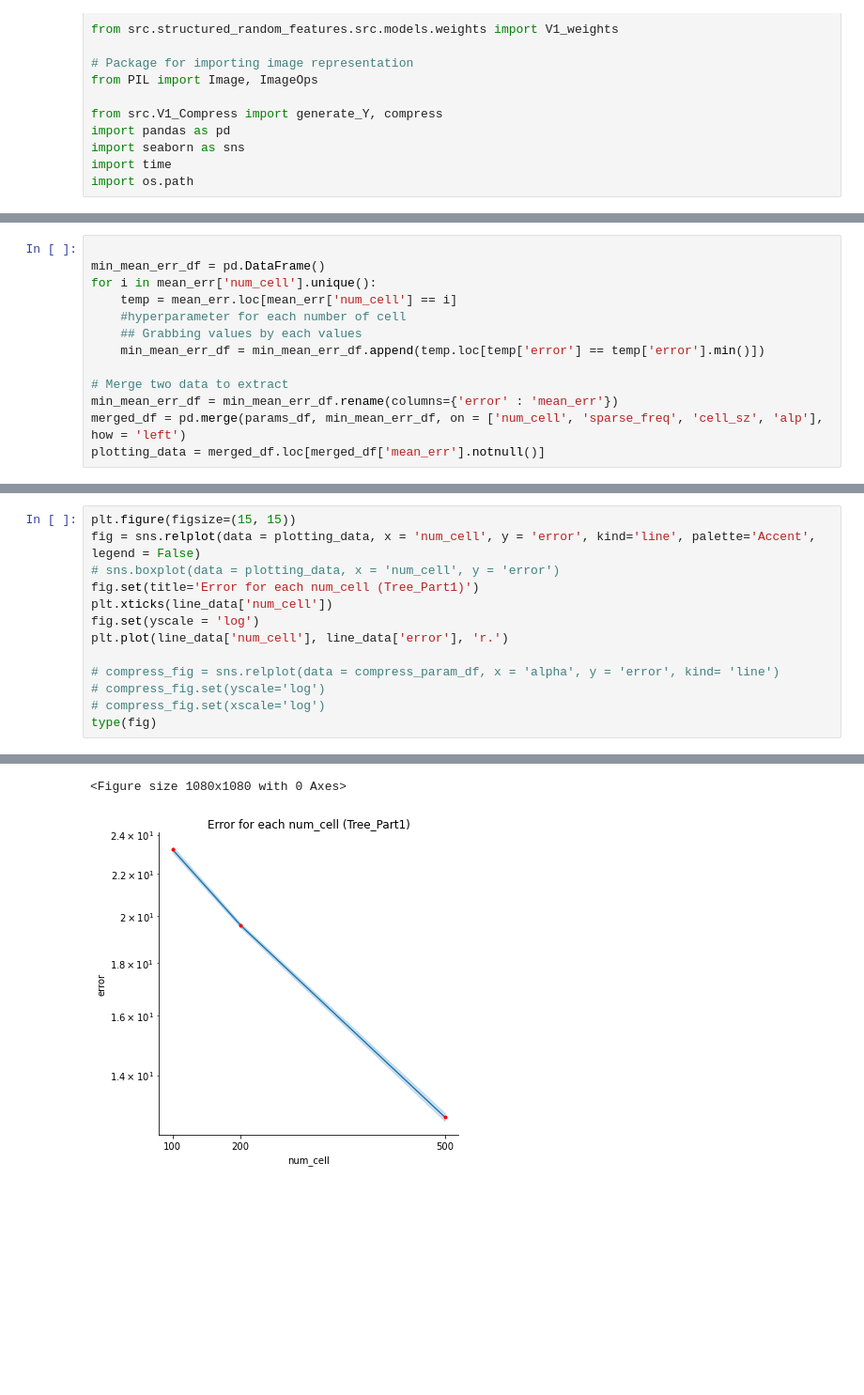
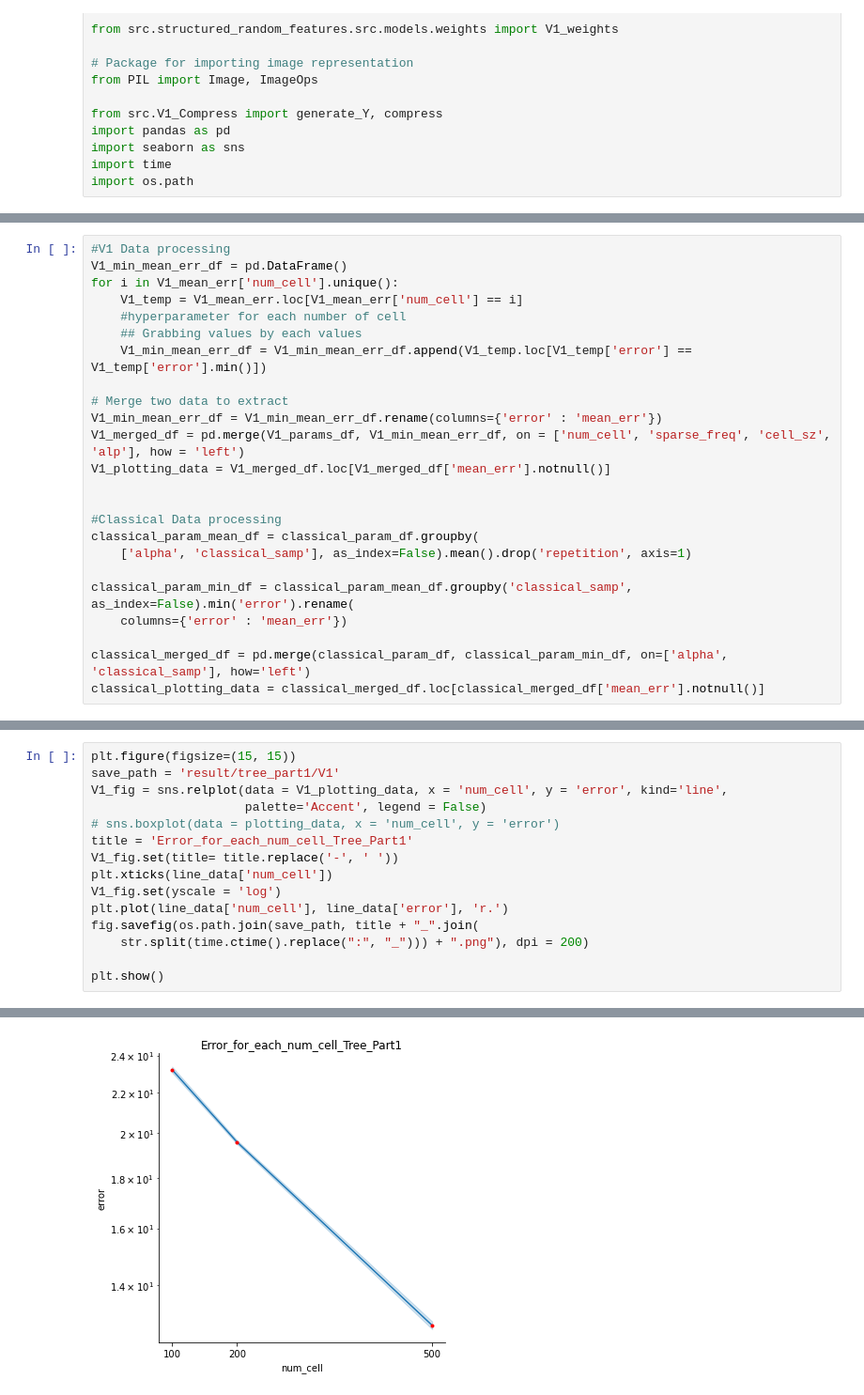
Before and after one commit to qkstngus000/Visual-Compressive-Sensing, a Jupyter notebook: NumCell_VS_Error_Graph.ipynb, the cells around one changed output, grey strips where cells are left out. Shown at 94% size. Cells and saved outputs as stored; diff of their text form; blank space fills up the shorter version.

```diff
--- a/NumCell_VS_Error_Graph.ipynb
+++ b/NumCell_VS_Error_Graph.ipynb
@@ -39,14 +45,25 @@ plt.show()
 # %%
-
-min_mean_err_df = pd.DataFrame()
-for i in mean_err['num_cell'].unique():
-    temp = mean_err.loc[mean_err['num_cell'] == i]
+#V1 Data processing
+V1_min_mean_err_df = pd.DataFrame()
+for i in V1_mean_err['num_cell'].unique():
+    V1_temp = V1_mean_err.loc[V1_mean_err['num_cell'] == i]
     #hyperparameter for each number of cell
     ## Grabbing values by each values
-    min_mean_err_df = min_mean_err_df.append(temp.loc[temp['error'] == temp['error'].min()])
+    V1_min_mean_err_df = V1_min_mean_err_df.append(V1_temp.loc[V1_temp['error'] == V1_temp['error'].min()])
 
 # Merge two data to extract
-min_mean_err_df = min_mean_err_df.rename(columns={'error' : 'mean_err'})
-merged_df = pd.merge(params_df, min_mean_err_df, on = ['num_cell', 'sparse_freq', 'cell_sz', 'alp'], how = 'left')
-plotting_data = merged_df.loc[merged_df['mean_err'].notnull()]
+V1_min_mean_err_df = V1_min_mean_err_df.rename(columns={'error' : 'mean_err'})
+V1_merged_df = pd.merge(V1_params_df, V1_min_mean_err_df, on = ['num_cell', 'sparse_freq', 'cell_sz', 'alp'], how = 'left')
+V1_plotting_data = V1_merged_df.loc[V1_merged_df['mean_err'].notnull()]
+
+
+#Classical Data processing
+classical_param_mean_df = classical_param_df.groupby(
+    ['alpha', 'classical_samp'], as_index=False).mean().drop('repetition', axis=1)
+
+classical_param_min_df = classical_param_mean_df.groupby('classical_samp', as_index=False).min('error').rename(
+    columns={'error' : 'mean_err'})
+
+classical_merged_df = pd.merge(classical_param_df, classical_param_min_df, on=['alpha', 'classical_samp'], how='left')
+classical_plotting_data = classical_merged_df.loc[classical_merged_df['mean_err'].notnull()]
 # %%
@@ -72,14 +109,16 @@ plotting_data
 # %%
 plt.figure(figsize=(15, 15))
-fig = sns.relplot(data = plotting_data, x = 'num_cell', y = 'error', kind='line', palette='Accent', legend = False)
+save_path = 'result/tree_part1/V1'
+V1_fig = sns.relplot(data = V1_plotting_data, x = 'num_cell', y = 'error', kind='line',
+                     palette='Accent', legend = False)
 # sns.boxplot(data = plotting_data, x = 'num_cell', y = 'error')
-fig.set(title='Error for each num_cell (Tree_Part1)')
+title = 'Error_for_each_num_cell_Tree_Part1'
+V1_fig.set(title= title.replace('-', ' '))
 plt.xticks(line_data['num_cell'])
-fig.set(yscale = 'log')
+V1_fig.set(yscale = 'log')
 plt.plot(line_data['num_cell'], line_data['error'], 'r.')
+fig.savefig(os.path.join(save_path, title + "_".join(
+    str.split(time.ctime().replace(":", "_"))) + ".png"), dpi = 200)
 
-# compress_fig = sns.relplot(data = compress_param_df, x = 'alpha', y = 'error', kind= 'line')
-# compress_fig.set(yscale='log')
-# compress_fig.set(xscale='log')
-type(fig)
+plt.show()
 # %% [output]
@@ -87,2 +126 @@ seaborn.axisgrid.FacetGrid
-<Figure size 1080x1080 with 0 Axes>
-[figure, old version]
+[figure, new version]
```
Also changed, not shown: parts of 13 cells of this notebook, 13 other files.
